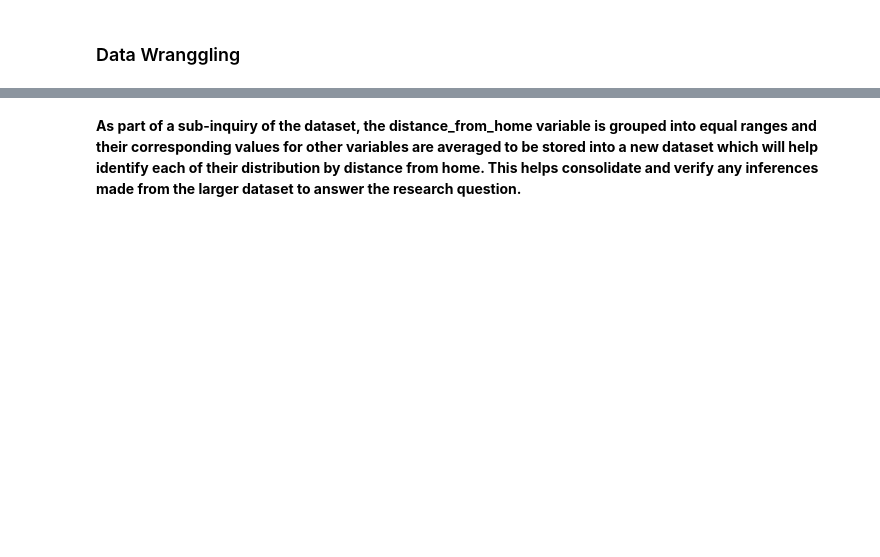
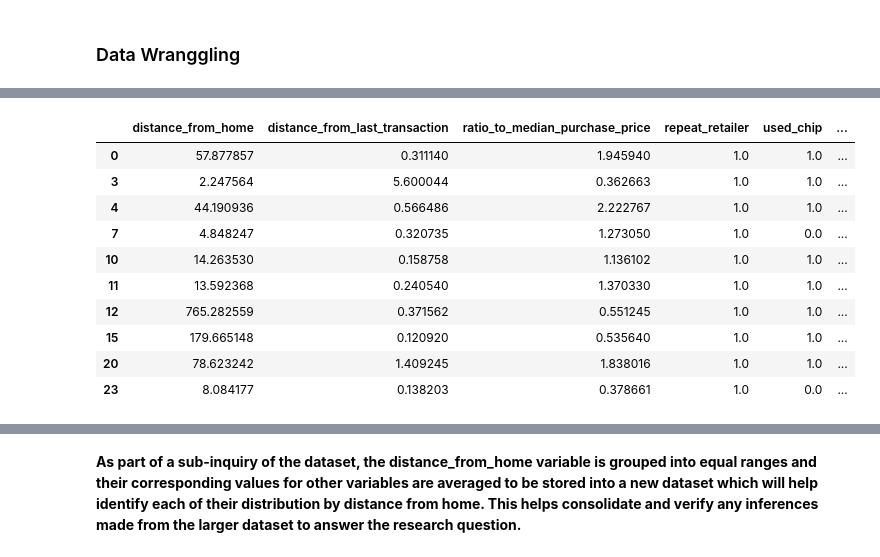
Before and after one commit to KarimKhalil33/CreditCard-Fraud-Data-Analysis, a Jupyter notebook: analysis/analysis1.ipynb, the cells around one changed output, grey strips where cells are left out. Cells and saved outputs as stored; diff of their text form; code cells hidden in the pictures; blank space fills up the shorter version.

```diff
--- a/analysis/analysis1.ipynb
+++ b/analysis/analysis1.ipynb
@@ -45,0 +47,15 @@ df.nunique(axis=0)
+# %%
+df = rd.filter_data("../data/raw/card_transdata.csv",dataset)
+df.head(n=10)
+# %% [output]
+|  | distance_from_home | distance_from_last_transaction | ratio_to_median_purchase_price | repeat_retailer | used_chip | ... |
+| 0 | 57.877857 | 0.311140 | 1.945940 | 1.0 | 1.0 | ... |
+| 3 | 2.247564 | 5.600044 | 0.362663 | 1.0 | 1.0 | ... |
+| 4 | 44.190936 | 0.566486 | 2.222767 | 1.0 | 1.0 | ... |
+| 7 | 4.848247 | 0.320735 | 1.273050 | 1.0 | 0.0 | ... |
+| 10 | 14.263530 | 0.158758 | 1.136102 | 1.0 | 1.0 | ... |
+| 11 | 13.592368 | 0.240540 | 1.370330 | 1.0 | 1.0 | ... |
+| 12 | 765.282559 | 0.371562 | 0.551245 | 1.0 | 1.0 | ... |
+| 15 | 179.665148 | 0.120920 | 0.535640 | 1.0 | 1.0 | ... |
+| 20 | 78.623242 | 1.409245 | 1.838016 | 1.0 | 1.0 | ... |
+| 23 | 8.084177 | 0.138203 | 0.378661 | 1.0 | 0.0 | ... |
```
Also changed, not shown: parts of 27 cells of this notebook, 3 other files.
